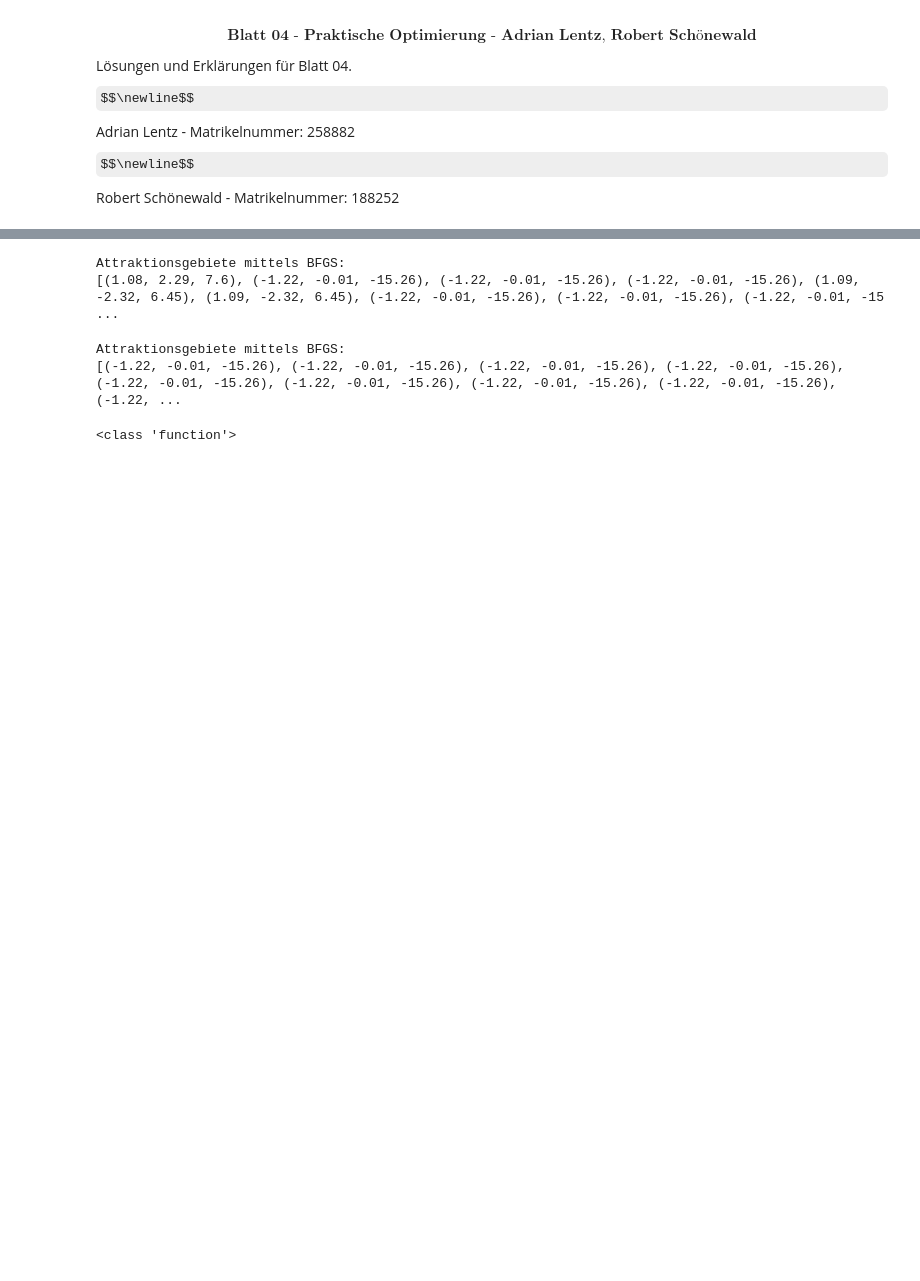
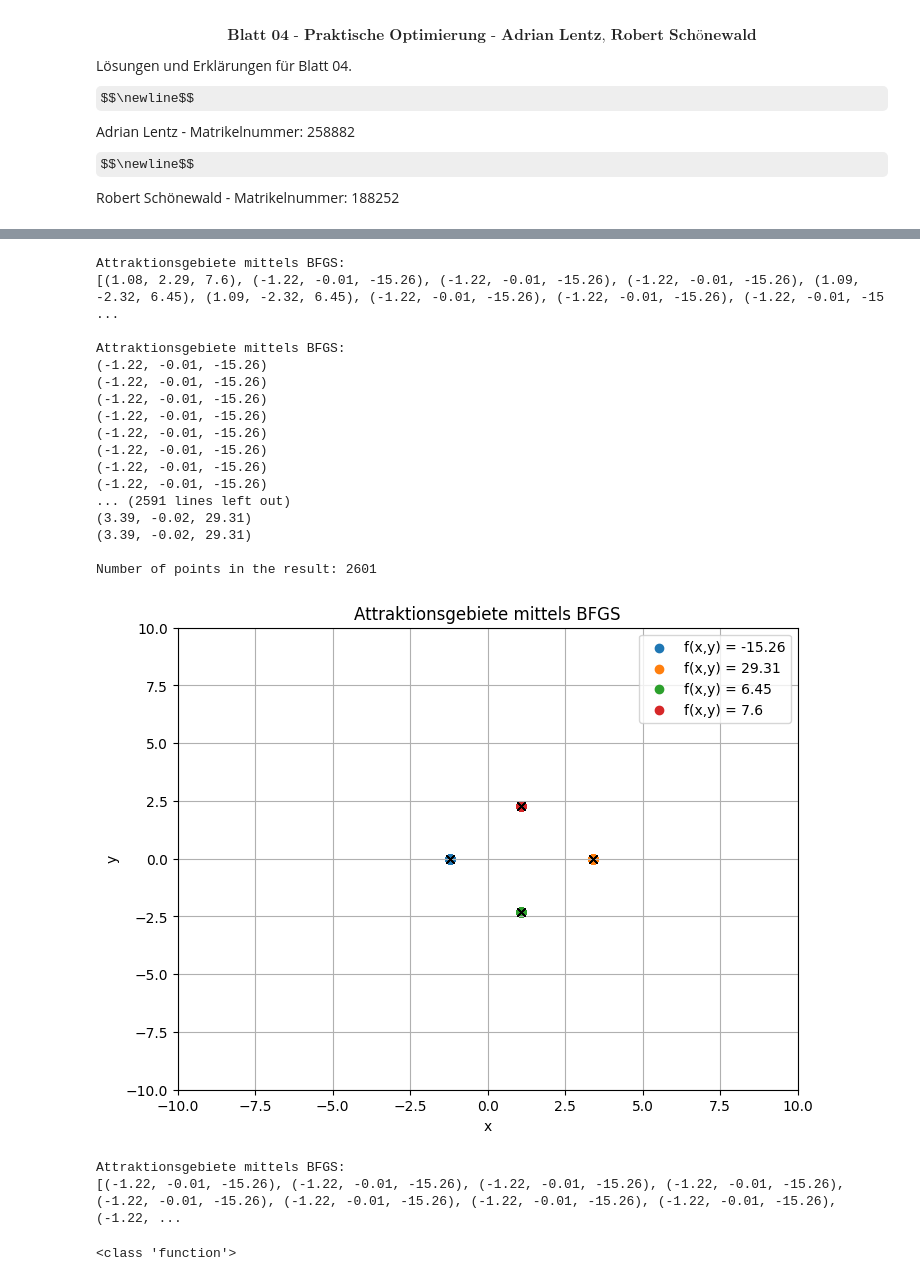
Before and after one commit to GrubeEnzym7/Praktische-Optimierung, a Jupyter notebook: Übung/po24_blatt04-checkpoint.ipynb, the cells around one changed output, grey strips where cells are left out. Cells and saved outputs as stored; diff of their text form; code cells hidden in the pictures; some formulas as TeX source; blank space fills up the shorter version.

```diff
--- a/Übung/po24_blatt04-checkpoint.ipynb
+++ b/Übung/po24_blatt04-checkpoint.ipynb
@@ -73,23 +53,72 @@ print(Ergbniss_Kompass)
 # %%
 #Bestimmung der Attraktionsgebiete mittels BFGS-Algorithmus
 def bfgs():
     attraktions_gebiet = []
     for x in x_gitter:
         for y in y_gitter:
             result = minimize(lambda point: f(point[0], point[1]), [x, y], method='BFGS')
             #print(result)
             rounded_result = (round(result.x[0], 2), round(result.x[1], 2), round(result.fun, 2))
             attraktions_gebiet.append(rounded_result)  #Speichert x,y,f(x,y) ab
     return attraktions_gebiet
 
 Ergbniss_BFGS= bfgs()
 
 
 print("\nAttraktionsgebiete mittels BFGS:")
 print(Ergbniss_BFGS)
+
+#Sortieren, um Attraktionsgebiete zu erstellen
+sorted_results = sorted(Ergbniss_BFGS, key=lambda x: (x[2], x[0], x[1]))
+
+print("\nAttraktionsgebiete mittels BFGS:")
+for result in sorted_results:
+    print(result)
+
+print("\nNumber of points in the result:", len(sorted_results))
+
+
+# Funktionswerte
+funktionswerte = list(set(result[2] for result in sorted_results))
+
+# Plot
+plt.figure(figsize=(8, 6))
+for value in funktionswerte:
+    x_points = [result[0] for result in sorted_results if result[2] == value]
+    y_points = [result[1] for result in sorted_results if result[2] == value]
+    plt.scatter(x_points, y_points, label=f'f(x,y) = {value}')
+
+#Optimum
+for result in sorted_results:
+    plt.plot(result[0], result[1], marker='x', color='black')
+
+plt.xlabel('x')
+plt.ylabel('y')
+plt.title('Attraktionsgebiete mittels BFGS')
+plt.legend()
+plt.grid(True)
+plt.xlim(-10, 10)
+plt.ylim(-10, 10)
+plt.show()
 # %% [output]
 Attraktionsgebiete mittels BFGS:
 [(1.08, 2.29, 7.6), (-1.22, -0.01, -15.26), (-1.22, -0.01, -15.26), (-1.22, -0.01, -15.26), (1.09, -2.32, 6.45), (1.09, -2.32, 6.45), (-1.22, -0.01, -15.26), (-1.22, -0.01, -15.26), (-1.22, -0.01, -15 ...
+
+Attraktionsgebiete mittels BFGS:
+(-1.22, -0.01, -15.26)
+(-1.22, -0.01, -15.26)
+(-1.22, -0.01, -15.26)
+(-1.22, -0.01, -15.26)
+(-1.22, -0.01, -15.26)
+(-1.22, -0.01, -15.26)
+(-1.22, -0.01, -15.26)
+(-1.22, -0.01, -15.26)
+... (2591 lines left out)
+(3.39, -0.02, 29.31)
+(3.39, -0.02, 29.31)
+
+Number of points in the result: 2601
+[figure, added]
 # %%
 #Bestimmung der Attraktionsgebiete mittels L-BFGS-B-Algorithmus
 def lbfgsb():
```
Also changed, not shown: parts of 3 cells of this notebook.
